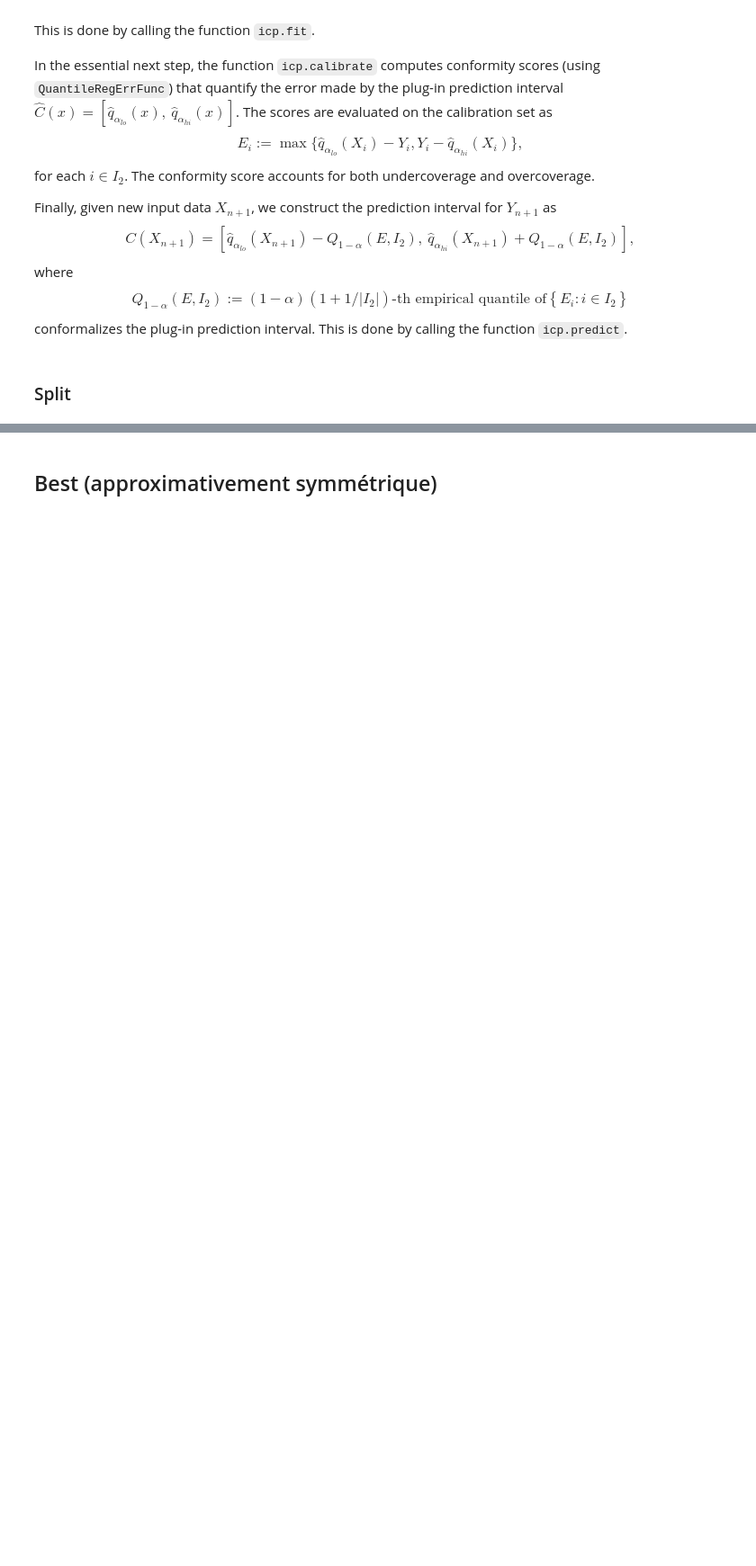
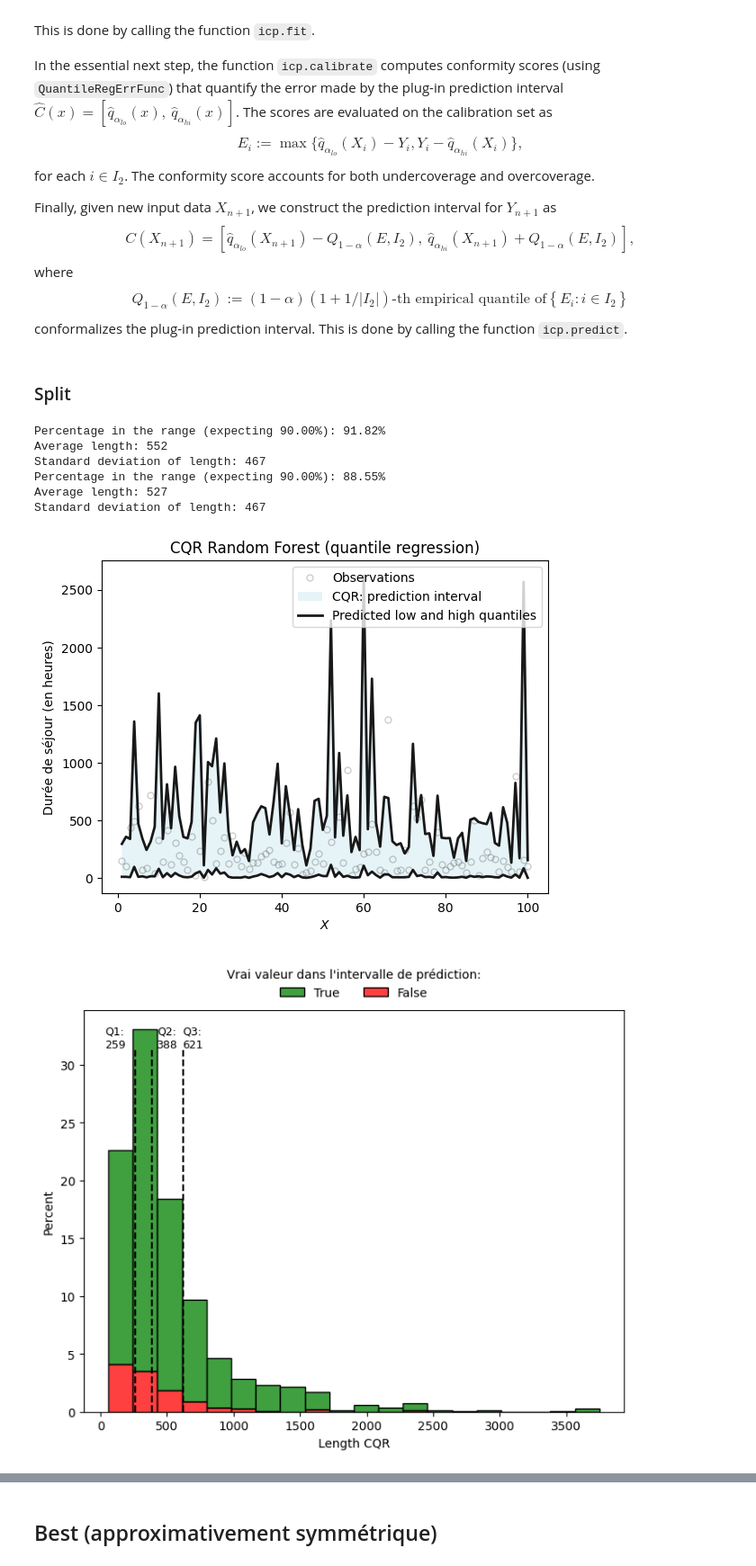
Before and after one commit to Krrcharles/Prediction-conforme-pour-les-donnees--analysee-par-Transformers, a Jupyter notebook: Code_stuart.ipynb, the cells around one changed output, grey strips where cells are left out. Shown at 90% size. Saved outputs shown, nothing was run; the diff lists cells and outputs as text; code cells hidden in the pictures; blank space fills up the shorter version.

```diff
--- a/Code_stuart.ipynb
+++ b/Code_stuart.ipynb
@@ -1907,31 +1932,40 @@ print("Percentage in the range (expecting %.2f%%): %.2f%%" % (100*(1-alpha), np.
 length_cqr = y_upper_cqr - y_lower_cqr
 print("Average length:", round(np.mean(length_cqr)))
 print("Standard deviation of length:", round(np.std(length_cqr)))
 
 plot_func(y=y_test[~idx],y_u=y_upper_cqr,y_l=y_lower_cqr,pred=pred_qr,shade_color='lightblue',
-          method_name="CQR:",title="CQR Random Forests (quantile regression)",
+          method_name="CQR:",title="CQR Random Forest (quantile regression)",y_name='Durée de séjour (en heures)',
           filename="fig/regres/lineplot_cqr.png",save_figures=True)
 
 plot_hist(length = length_cqr, in_the_range = in_the_range_cqr, x_name="Length CQR", dec_x_quant= [-150,110,70],
         filename="fig/regres/histo_length_cqr.png", save_figures=True)
 
 plot_hist(length = length_qr, in_the_range = in_the_range_qr, x_name="Length QR", dec_x_quant= [-150,110,70],
         filename="fig/regres/histo_length_cqr.png", save_figures=True)
 
 # Log-Signature :
 # Percentage in the range (expecting 90.0%): 92.42%
 # Average length: 549
 # Standard deviation of length: 465
 
 # Percentage in the range (expecting 90.0%): 88.77%
 # Average length: 524
 # Standard deviation of length: 465
 
 # Signature :
 # Percentage in the range (expecting 90.00%): 91.82%
 # Average length: 552
 # Standard deviation of length: 467
 
 # Percentage in the range (expecting 90.00%): 88.55%
 # Average length: 527
 # Standard deviation of length: 467
+# %% [output]
+Percentage in the range (expecting 90.00%): 91.82%
+Average length: 552
+Standard deviation of length: 467
+Percentage in the range (expecting 90.00%): 88.55%
+Average length: 527
+Standard deviation of length: 467
+[figure, added]
+[figure, added]
```
Also changed, not shown: parts of 15 cells of this notebook, 18 other files.
